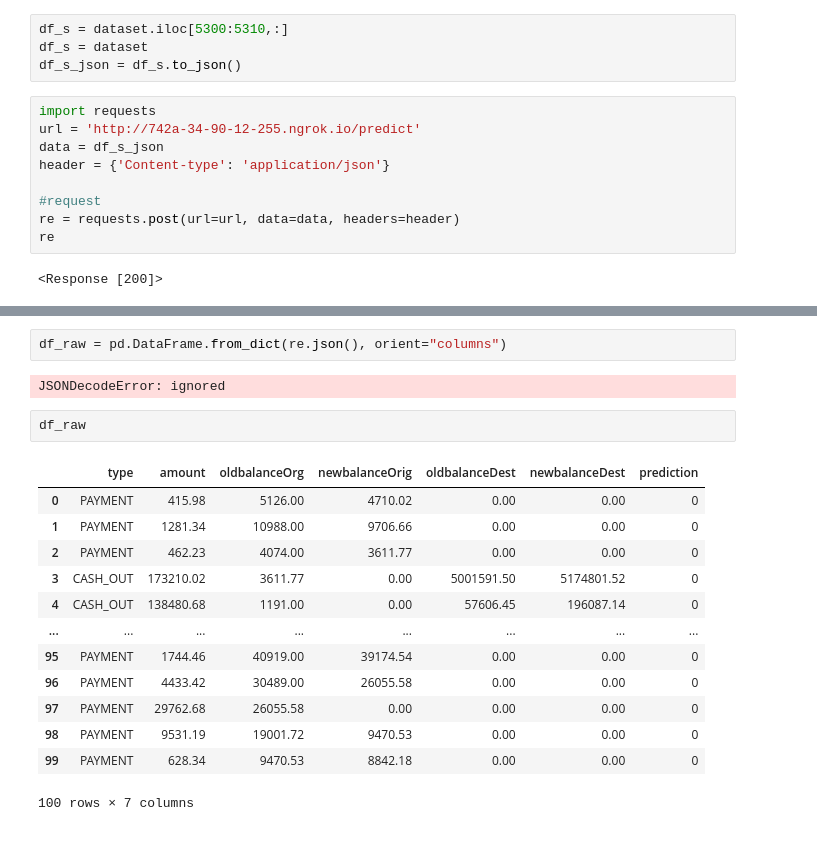
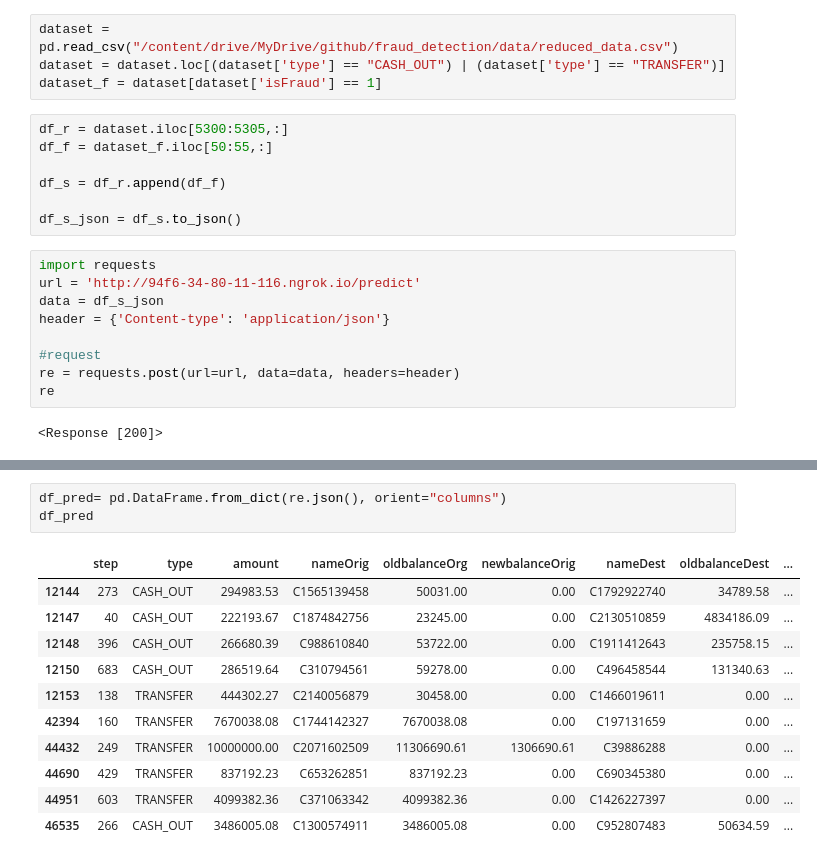
Before and after one commit to felipebita/fraud_detection, a Jupyter notebook: notebook/fraud_project.ipynb, the cells around one changed output, grey strips where cells are left out. Saved outputs shown, nothing was run; the diff lists cells and outputs as text.

```diff
--- a/notebook/fraud_project.ipynb
+++ b/notebook/fraud_project.ipynb
@@ -761,13 +768,20 @@ if __name__ == '__main__':
   app.run()
 # %% [markdown]
 ### 6.2 - Testing the API
+# %%
+dataset = pd.read_csv("/content/drive/MyDrive/github/fraud_detection/data/reduced_data.csv")
+dataset = dataset.loc[(dataset['type'] == "CASH_OUT") | (dataset['type'] == "TRANSFER")]
+dataset_f = dataset[dataset['isFraud'] == 1]
 # %%
-df_s = dataset.iloc[5300:5310,:]
-df_s = dataset
+df_r = dataset.iloc[5300:5305,:]
+df_f = dataset_f.iloc[50:55,:]
+
+df_s = df_r.append(df_f)
+
 df_s_json = df_s.to_json()
 # %%
 import requests
-url = 'http://742a-34-90-12-255.ngrok.io/predict'
+url = 'http://94f6-34-80-11-116.ngrok.io/predict'
 data = df_s_json
 header = {'Content-type': 'application/json'}
 
@@ -782,20 +793,15 @@ re
 # %%
-df_raw = pd.DataFrame.from_dict(re.json(), orient="columns")
+df_pred= pd.DataFrame.from_dict(re.json(), orient="columns")
+df_pred
 # %% [output]
-JSONDecodeError: ignored
+|  | step | type | amount | nameOrig | oldbalanceOrg | newbalanceOrig | nameDest | oldbalanceDest | ... |
+| 12144 | 273 | CASH_OUT | 294983.53 | C1565139458 | 50031.00 | 0.00 | C1792922740 | 34789.58 | ... |
+| 12147 | 40 | CASH_OUT | 222193.67 | C1874842756 | 23245.00 | 0.00 | C2130510859 | 4834186.09 | ... |
+| 12148 | 396 | CASH_OUT | 266680.39 | C988610840 | 53722.00 | 0.00 | C1911412643 | 235758.15 | ... |
+| 12150 | 683 | CASH_OUT | 286519.64 | C310794561 | 59278.00 | 0.00 | C496458544 | 131340.63 | ... |
+| 12153 | 138 | TRANSFER | 444302.27 | C2140056879 | 30458.00 | 0.00 | C1466019611 | 0.00 | ... |
+| 42394 | 160 | TRANSFER | 7670038.08 | C1744142327 | 7670038.08 | 0.00 | C197131659 | 0.00 | ... |
+| 44432 | 249 | TRANSFER | 10000000.00 | C2071602509 | 11306690.61 | 1306690.61 | C39886288 | 0.00 | ... |
+| 44690 | 429 | TRANSFER | 837192.23 | C653262851 | 837192.23 | 0.00 | C690345380 | 0.00 | ... |
+| 44951 | 603 | TRANSFER | 4099382.36 | C371063342 | 4099382.36 | 0.00 | C1426227397 | 0.00 | ... |
+| 46535 | 266 | CASH_OUT | 3486005.08 | C1300574911 | 3486005.08 | 0.00 | C952807483 | 50634.59 | ... |
-# %%
-df_raw
-# %% [output]
-|  | type | amount | oldbalanceOrg | newbalanceOrig | oldbalanceDest | newbalanceDest | prediction |
-| 0 | PAYMENT | 415.98 | 5126.00 | 4710.02 | 0.00 | 0.00 | 0 |
-| 1 | PAYMENT | 1281.34 | 10988.00 | 9706.66 | 0.00 | 0.00 | 0 |
-| 2 | PAYMENT | 462.23 | 4074.00 | 3611.77 | 0.00 | 0.00 | 0 |
-| 3 | CASH_OUT | 173210.02 | 3611.77 | 0.00 | 5001591.50 | 5174801.52 | 0 |
-| 4 | CASH_OUT | 138480.68 | 1191.00 | 0.00 | 57606.45 | 196087.14 | 0 |
-| ... | ... | ... | ... | ... | ... | ... | ... |
-| 95 | PAYMENT | 1744.46 | 40919.00 | 39174.54 | 0.00 | 0.00 | 0 |
-| 96 | PAYMENT | 4433.42 | 30489.00 | 26055.58 | 0.00 | 0.00 | 0 |
-| 97 | PAYMENT | 29762.68 | 26055.58 | 0.00 | 0.00 | 0.00 | 0 |
-| 98 | PAYMENT | 9531.19 | 19001.72 | 9470.53 | 0.00 | 0.00 | 0 |
-| 99 | PAYMENT | 628.34 | 9470.53 | 8842.18 | 0.00 | 0.00 | 0 |
-100 rows × 7 columns
```
Also changed, not shown: parts of 8 cells of this notebook, 1 other file.
